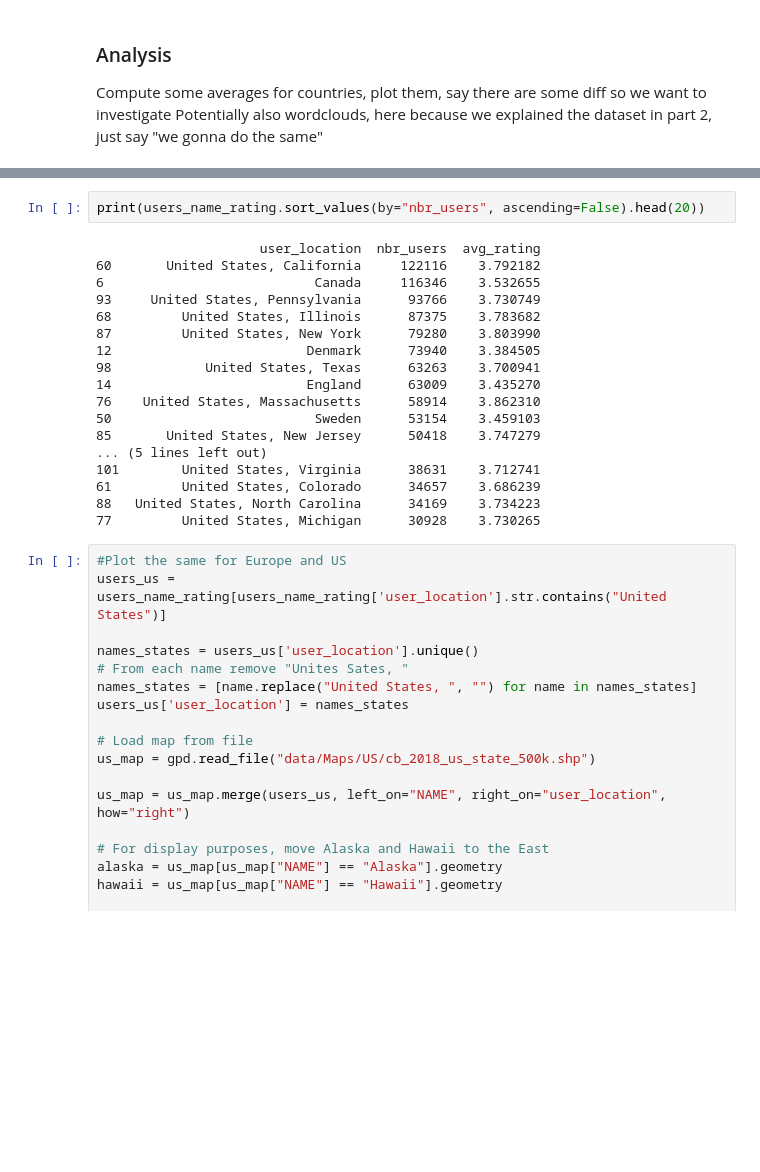
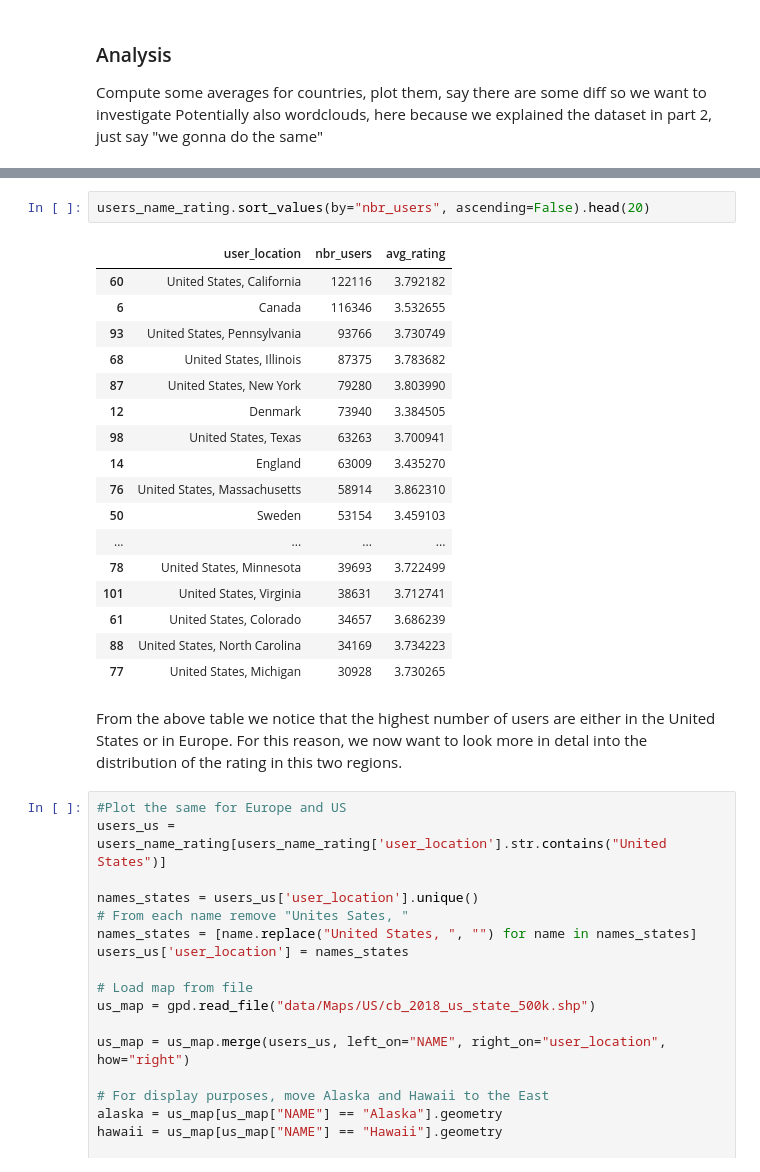
Before and after one commit to epfl-ada/ada-2023-project-riskybiscuits, a Jupyter notebook: main.ipynb, the cells around one changed output, grey strips where cells are left out. Saved outputs shown, nothing was run; the diff lists cells and outputs as text; blank space fills up the shorter version.

```diff
--- a/main.ipynb
+++ b/main.ipynb
@@ -722,23 +748,25 @@ plt.show()
 # %%
-print(users_name_rating.sort_values(by="nbr_users", ascending=False).head(20))
+users_name_rating.sort_values(by="nbr_users", ascending=False).head(20)
 # %% [output]
-                     user_location  nbr_users  avg_rating
-60       United States, California     122116    3.792182
-6                           Canada     116346    3.532655
-93     United States, Pennsylvania      93766    3.730749
-68         United States, Illinois      87375    3.783682
-87         United States, New York      79280    3.803990
-12                         Denmark      73940    3.384505
-98            United States, Texas      63263    3.700941
-14                         England      63009    3.435270
-76    United States, Massachusetts      58914    3.862310
-50                          Sweden      53154    3.459103
-85       United States, New Jersey      50418    3.747279
-... (5 lines left out)
-101        United States, Virginia      38631    3.712741
-61         United States, Colorado      34657    3.686239
-88   United States, North Carolina      34169    3.734223
-77         United States, Michigan      30928    3.730265
+|  | user_location | nbr_users | avg_rating |
+| 60 | United States, California | 122116 | 3.792182 |
+| 6 | Canada | 116346 | 3.532655 |
+| 93 | United States, Pennsylvania | 93766 | 3.730749 |
+| 68 | United States, Illinois | 87375 | 3.783682 |
+| 87 | United States, New York | 79280 | 3.803990 |
+| 12 | Denmark | 73940 | 3.384505 |
+| 98 | United States, Texas | 63263 | 3.700941 |
+| 14 | England | 63009 | 3.435270 |
+| 76 | United States, Massachusetts | 58914 | 3.862310 |
+| 50 | Sweden | 53154 | 3.459103 |
+| ... | ... | ... | ... |
+| 78 | United States, Minnesota | 39693 | 3.722499 |
+| 101 | United States, Virginia | 38631 | 3.712741 |
+| 61 | United States, Colorado | 34657 | 3.686239 |
+| 88 | United States, North Carolina | 34169 | 3.734223 |
+| 77 | United States, Michigan | 30928 | 3.730265 |
+# %% [markdown]
+From the above table we notice that the highest number of users are either in the United States or in Europe. For this reason, we now want to look more in detal into the distribution of the rating in this two regions.
 # %%
 #Plot the same for Europe and US
 users_us = users_name_rating[users_name_rating['user_location'].str.contains("United States")]
```
Also changed, not shown: parts of 25 cells of this notebook.
